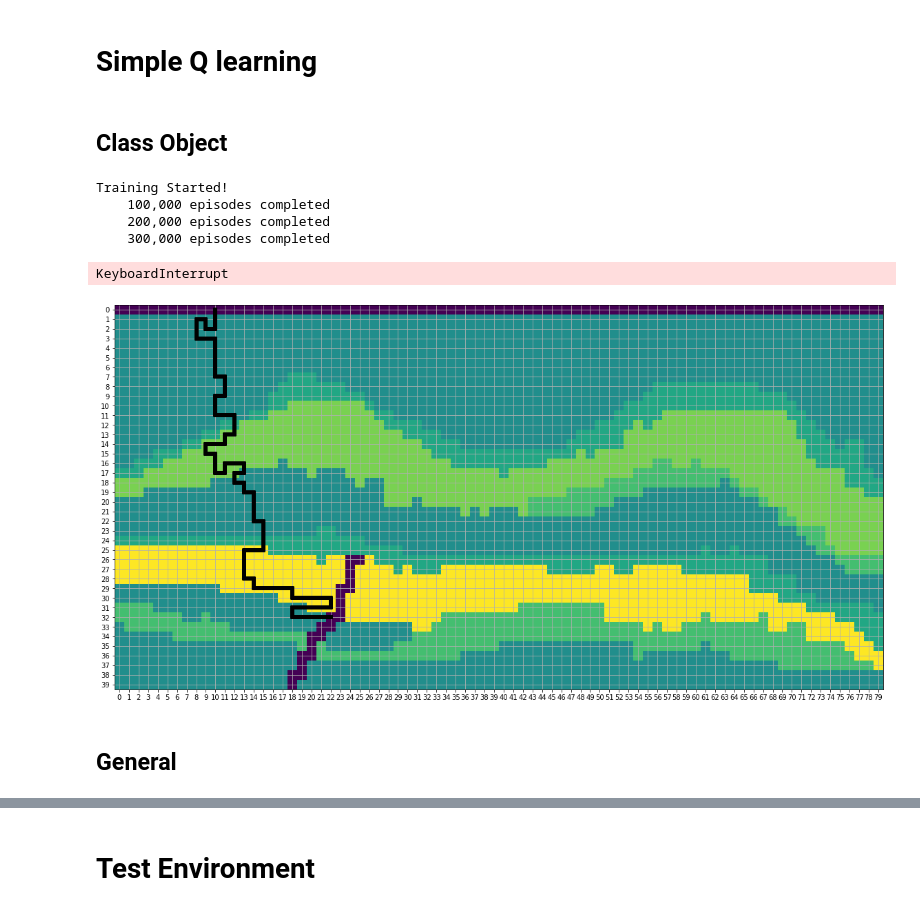
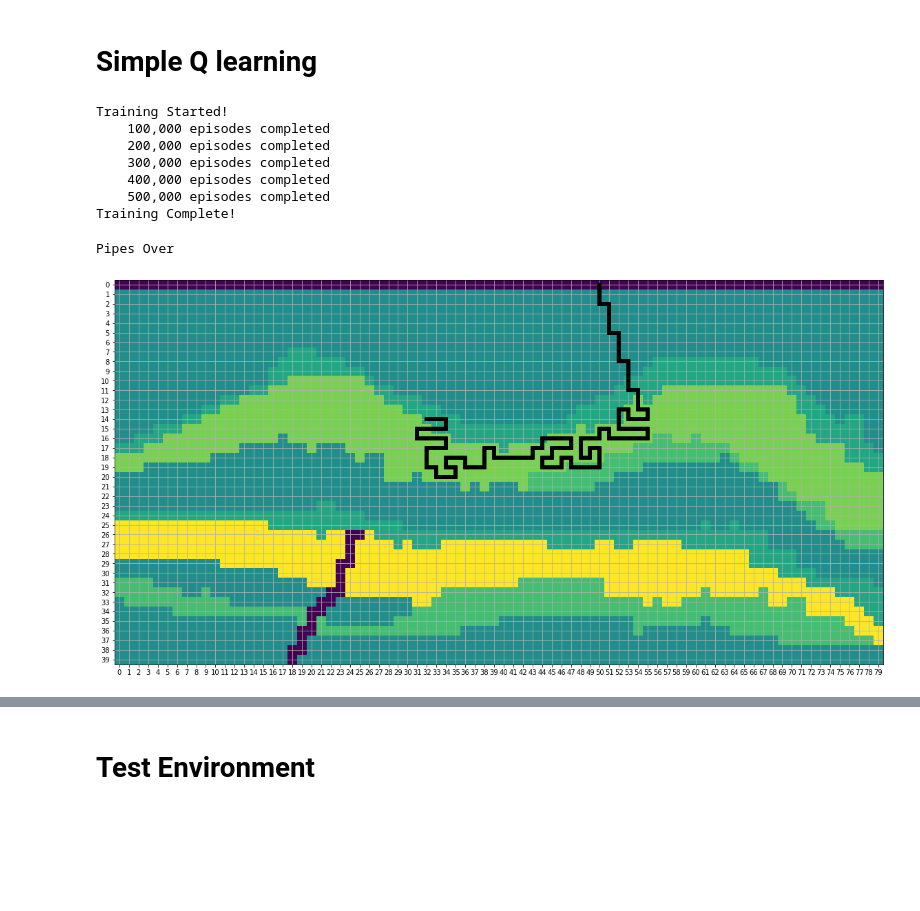
Before and after one commit to svpoludasu/wildcatter, a Jupyter notebook: examples/Trial 1 - Custom Environment.ipynb, the cells around one changed output, grey strips where cells are left out. Cells and saved outputs as stored; diff of their text form; code cells hidden in the pictures; blank space fills up the shorter version.

```diff
--- a/examples/Trial 1 - Custom Environment.ipynb
+++ b/examples/Trial 1 - Custom Environment.ipynb
@@ -1167,8 +1381,6 @@ qtrain(model, maze, epochs=1000, max_memory=8*maze.size, data_size=32)
 model
 # %% [markdown]
 # Simple  Q learning
-# %% [markdown]
-## Class Object
 # %%
 class QDriller:  # type: ignore
     """Driller environment for horizontal wells with self.rewards based on Q learning"""
@@ -1421,11 +1683,10 @@ class QDriller:  # type: ignore
 # %%
-env_config = dict(model_path=r"data/2d_stacked.csv", available_pipe=70, num_wells = 1, delim=",")
+env_config = dict(model_path=r"data/2d_stacked.csv", available_pipe=100, num_wells = 1, delim=",")
 env = QDriller(env_config)
 
-
 #numeric action codes: 0 = up, 1 = right, 2 = down, 3 = left
 # %%
-env.populate_q_table(1_000_000)
+env.populate_q_table(500_000)
 
 # plt.figure(figsize=(15, 7))
 # plt.imshow(env.explored, vmin=0, vmax=1)
@@ -1434,29 +1695,29 @@ Training Started!
     100,000 episodes completed
     200,000 episodes completed
     300,000 episodes completed
+    400,000 episodes completed
+    500,000 episodes completed
+Training Complete!
-KeyboardInterrupt
 # %%
 start_row = 0
-start_column = 10
-available_pipe = 100
+start_column = 50
 
 #numeric action codes: 0 = up, 1 = right, 2 = down, 3 = left
 
-trajectory = env.get_shortest_path(start_row, start_column,available_pipe)
+trajectory = env.get_shortest_path(start_row, start_column)
 
 plt.figure(figsize=(20, 20))
 plt.imshow(env.rewards, vmin=-100, vmax=100)
 
 for i in range(0,len(trajectory)):
     traj_z, traj_x = np.asarray(trajectory).T
     plt.plot(traj_x, traj_z, "-", linewidth=6, color = 'k')
 
 plt.xticks(np.arange(0, 80, 1.0))
 plt.yticks(np.arange(0, 40, 1.0))
 plt.xlim([-0.5, 79.5])
 plt.ylim([39.5, -0.5])
 plt.grid()
 # %% [output]
+Pipes Over
-[figure, old version]
+[figure, new version]
-# %% [markdown]
-## General
```
Also changed, not shown: parts of 22 cells of this notebook.
